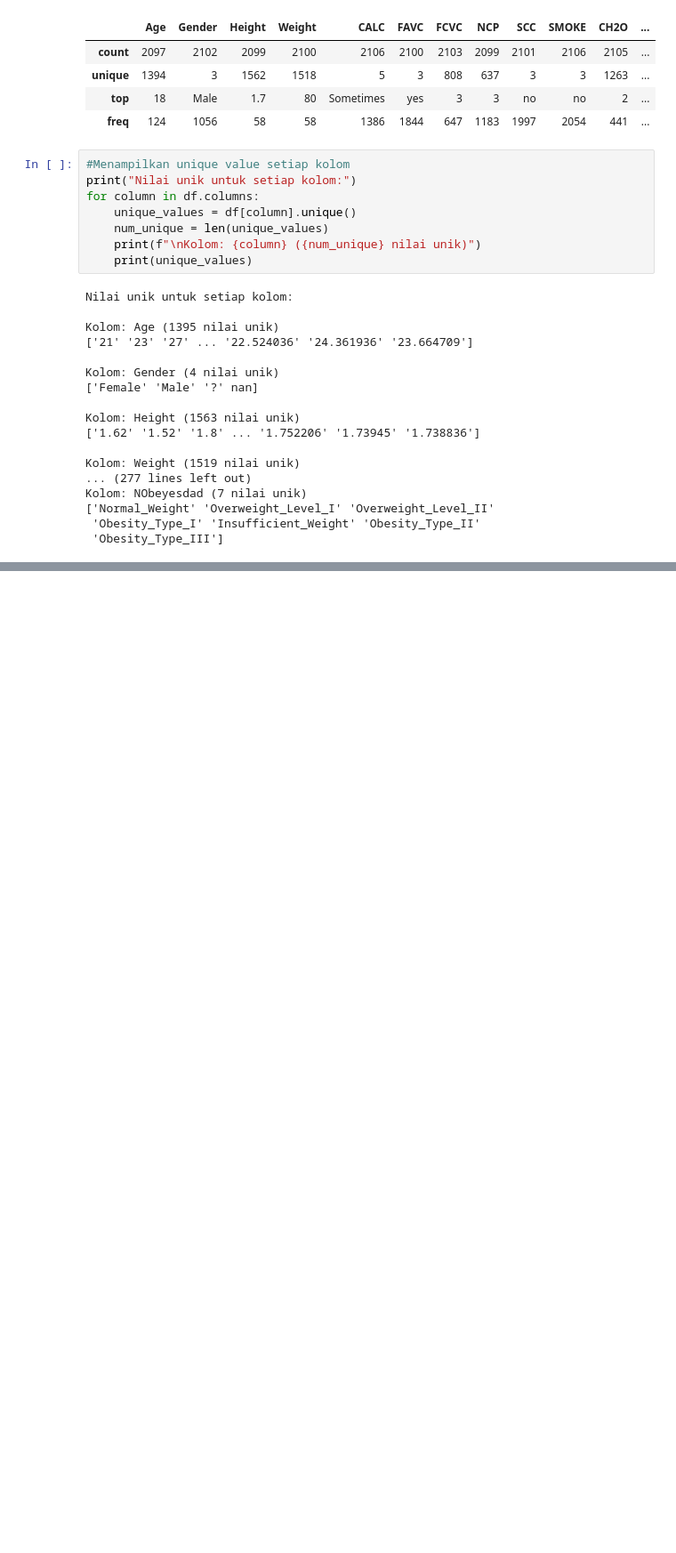
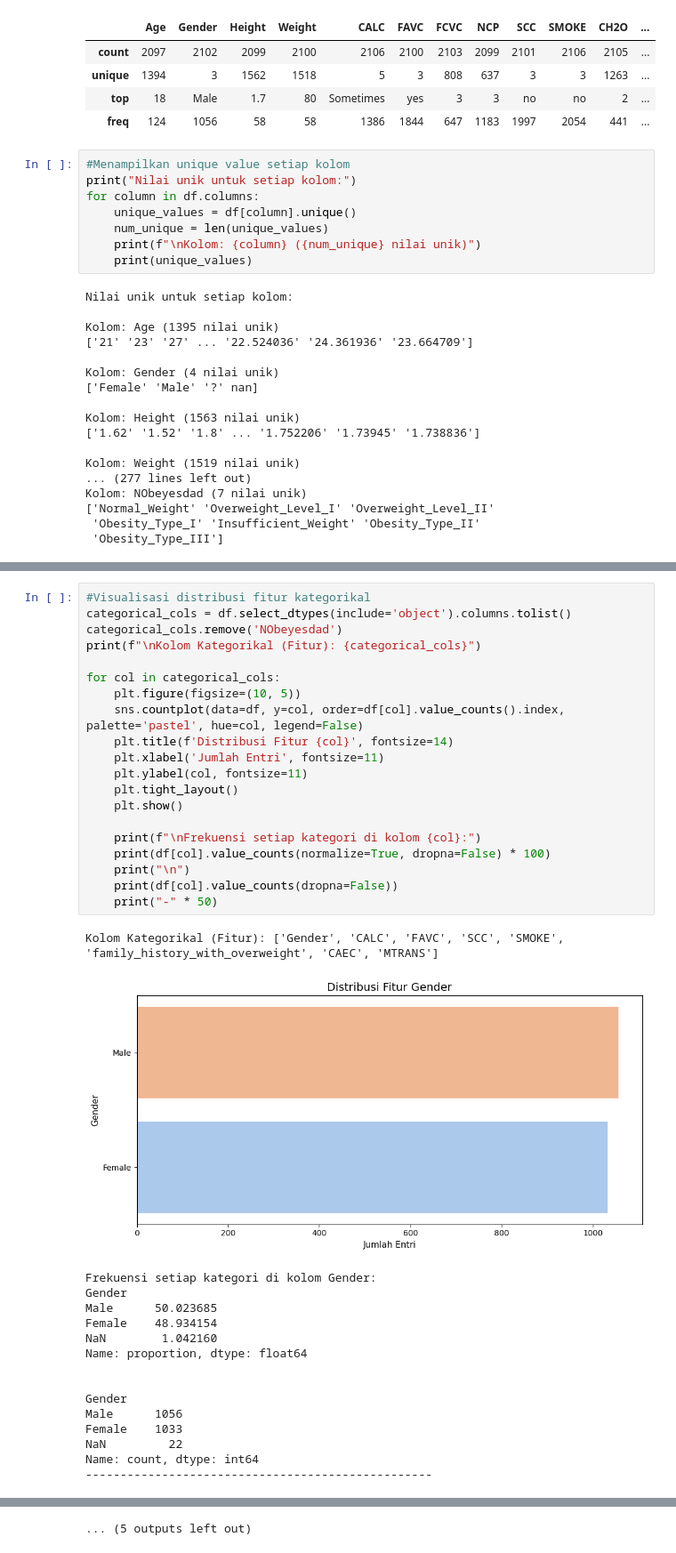
Before and after one commit to renji710/CapstoneUAS_BengkelKoding, a Jupyter notebook: Capstone_UAS.ipynb, the cells around one changed output, grey strips where cells are left out. Shown at 89% size. Saved outputs shown, nothing was run; the diff lists cells and outputs as text; blank space fills up the shorter version.

```diff
--- a/Capstone_UAS.ipynb
+++ b/Capstone_UAS.ipynb
@@ -97,0 +256,37 @@ Kolom: NObeyesdad (7 nilai unik)
+# %%
+#Visualisasi distribusi fitur kategorikal
+categorical_cols = df.select_dtypes(include='object').columns.tolist()
+categorical_cols.remove('NObeyesdad')
+print(f"\nKolom Kategorikal (Fitur): {categorical_cols}")
+
+for col in categorical_cols:
+    plt.figure(figsize=(10, 5))
+    sns.countplot(data=df, y=col, order=df[col].value_counts().index, palette='pastel', hue=col, legend=False)
+    plt.title(f'Distribusi Fitur {col}', fontsize=14)
+    plt.xlabel('Jumlah Entri', fontsize=11)
+    plt.ylabel(col, fontsize=11)
+    plt.tight_layout()
+    plt.show()
+
+    print(f"\nFrekuensi setiap kategori di kolom {col}:")
+    print(df[col].value_counts(normalize=True, dropna=False) * 100)
+    print("\n")
+    print(df[col].value_counts(dropna=False))
+    print("-" * 50)
+# %% [output]
+Kolom Kategorikal (Fitur): ['Gender', 'CALC', 'FAVC', 'SCC', 'SMOKE', 'family_history_with_overweight', 'CAEC', 'MTRANS']
+[figure, added]
+Frekuensi setiap kategori di kolom Gender:
+Gender
+Male      50.023685
+Female    48.934154
+NaN        1.042160
+Name: proportion, dtype: float64
+
+
+Gender
+Male      1056
+Female    1033
+NaN         22
+Name: count, dtype: int64
+--------------------------------------------------
@@ -97,0 +358 @@ Kolom: NObeyesdad (7 nilai unik)
+... (5 outputs left out)
```
Also changed, not shown: parts of 7 cells of this notebook.
